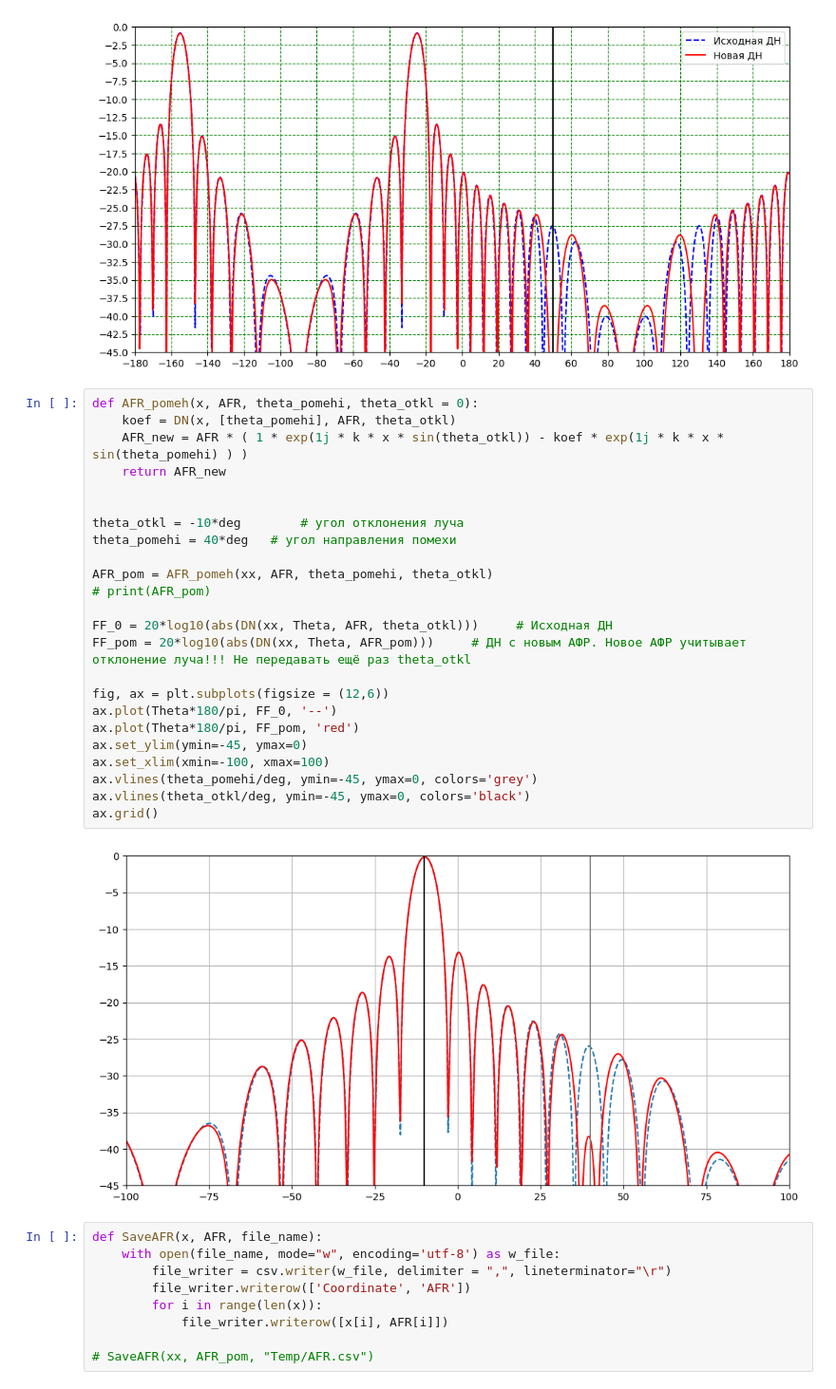
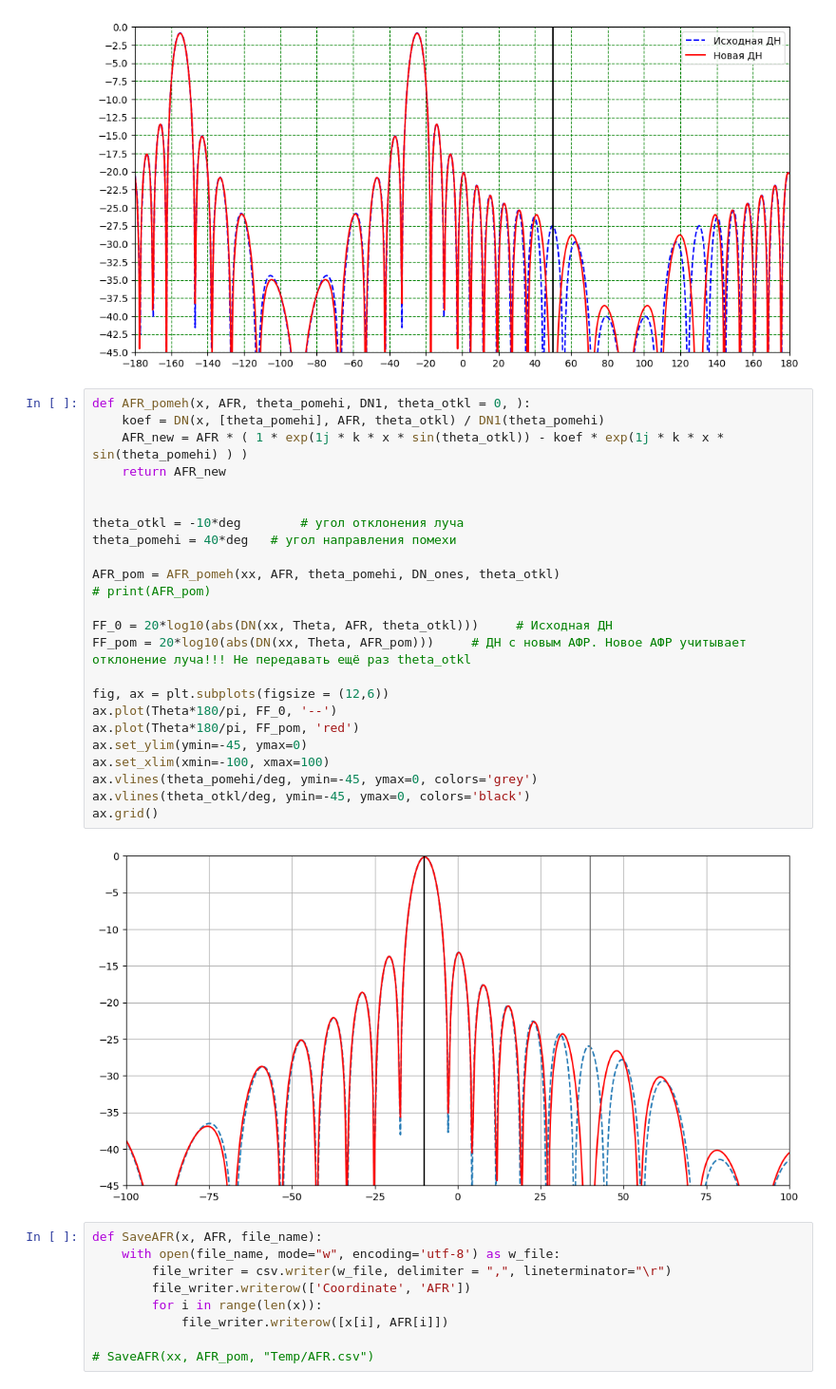
Before and after one commit to MargaritaWraith/AntennaArray-SandBox, a Jupyter notebook: AntennaArrayDN.ipynb, the cells around one changed output. Shown at 95% size. Saved outputs shown, nothing was run; the diff lists cells and outputs as text.

```diff
--- a/AntennaArrayDN.ipynb
+++ b/AntennaArrayDN.ipynb
@@ -159,31 +159,31 @@ ax.grid(color = 'green', linestyle ='--')
 # %% [output]
 [figure]
 # %%
-def AFR_pomeh(x, AFR, theta_pomehi, theta_otkl = 0):
-    koef = DN(x, [theta_pomehi], AFR, theta_otkl)
+def AFR_pomeh(x, AFR, theta_pomehi, DN1, theta_otkl = 0, ):
+    koef = DN(x, [theta_pomehi], AFR, theta_otkl) / DN1(theta_pomehi)
     AFR_new = AFR * ( 1 * exp(1j * k * x * sin(theta_otkl)) - koef * exp(1j * k * x * sin(theta_pomehi) ) )
     return AFR_new
 
 
 theta_otkl = -10*deg        # угол отклонения луча
 theta_pomehi = 40*deg   # угол направления помехи
 
-AFR_pom = AFR_pomeh(xx, AFR, theta_pomehi, theta_otkl)
+AFR_pom = AFR_pomeh(xx, AFR, theta_pomehi, DN_ones, theta_otkl)
 # print(AFR_pom)
 
 FF_0 = 20*log10(abs(DN(xx, Theta, AFR, theta_otkl)))     # Исходная ДН
 FF_pom = 20*log10(abs(DN(xx, Theta, AFR_pom)))     # ДН с новым АФР. Новое АФР учитывает отклонение луча!!! Не передавать ещё раз theta_otkl
 
 fig, ax = plt.subplots(figsize = (12,6))
 ax.plot(Theta*180/pi, FF_0, '--')
 ax.plot(Theta*180/pi, FF_pom, 'red')
 ax.set_ylim(ymin=-45, ymax=0)
 ax.set_xlim(xmin=-100, xmax=100)
 ax.vlines(theta_pomehi/deg, ymin=-45, ymax=0, colors='grey')
 ax.vlines(theta_otkl/deg, ymin=-45, ymax=0, colors='black')
 ax.grid()
 # %% [output]
-[figure, old version]
+[figure, new version]
 # %%
 def SaveAFR(x, AFR, file_name):
     with open(file_name, mode="w", encoding='utf-8') as w_file:
```
